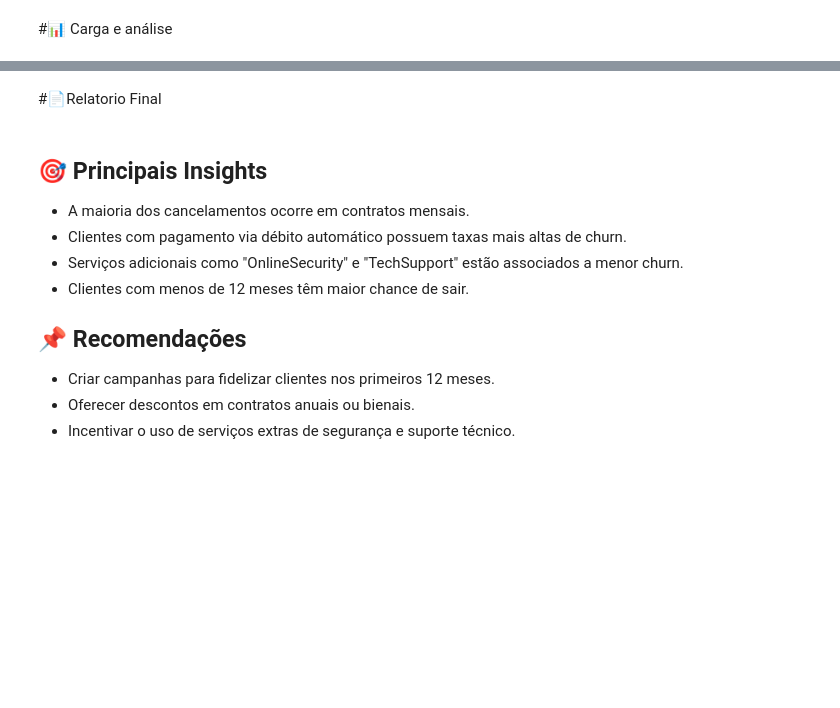
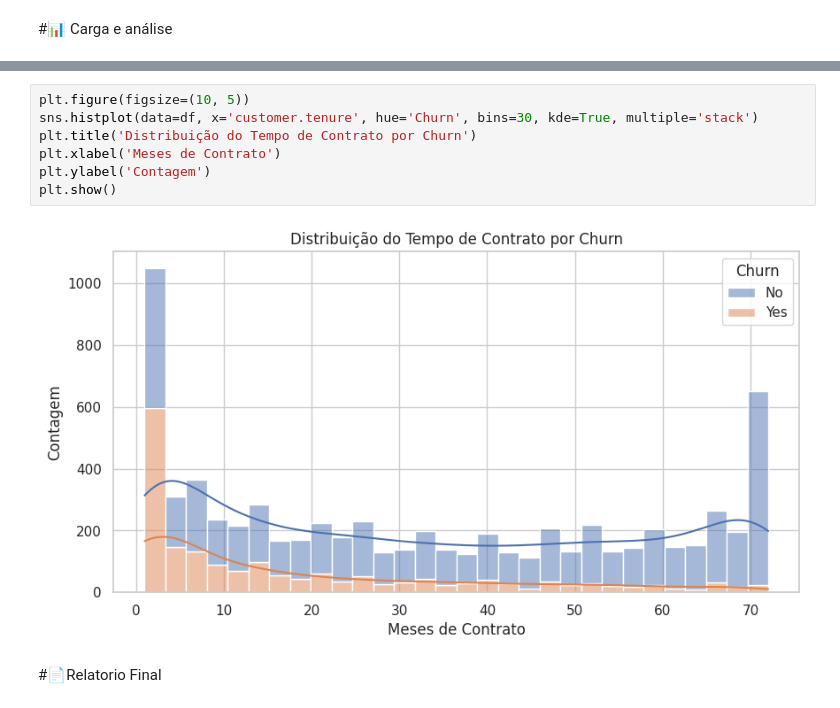
Before and after one commit to Wolfinmoon/telecomx-churn-analysis, a Jupyter notebook: TelecomX_BR.ipynb, the cells around one changed output, grey strips where cells are left out. Cells and saved outputs as stored; diff of their text form; blank space fills up the shorter version.

```diff
--- a/TelecomX_BR.ipynb
+++ b/TelecomX_BR.ipynb
@@ -86,15 +209,11 @@ plt.show()
+# %%
+plt.figure(figsize=(10, 5))
+sns.histplot(data=df, x='customer.tenure', hue='Churn', bins=30, kde=True, multiple='stack')
+plt.title('Distribuição do Tempo de Contrato por Churn')
+plt.xlabel('Meses de Contrato')
+plt.ylabel('Contagem')
+plt.show()
+# %% [output]
+[figure, added]
 # %% [markdown]
 #📄Relatorio Final
-# %% [markdown]
-## 🎯 Principais Insights
-
-- A maioria dos cancelamentos ocorre em contratos mensais.
-- Clientes com pagamento via débito automático possuem taxas mais altas de churn.
-- Serviços adicionais como "OnlineSecurity" e "TechSupport" estão associados a menor churn.
-- Clientes com menos de 12 meses têm maior chance de sair.
-
-## 📌 Recomendações
-
-- Criar campanhas para fidelizar clientes nos primeiros 12 meses.
-- Oferecer descontos em contratos anuais ou bienais.
-- Incentivar o uso de serviços extras de segurança e suporte técnico.
```
Also changed, not shown: parts of 15 cells of this notebook.
